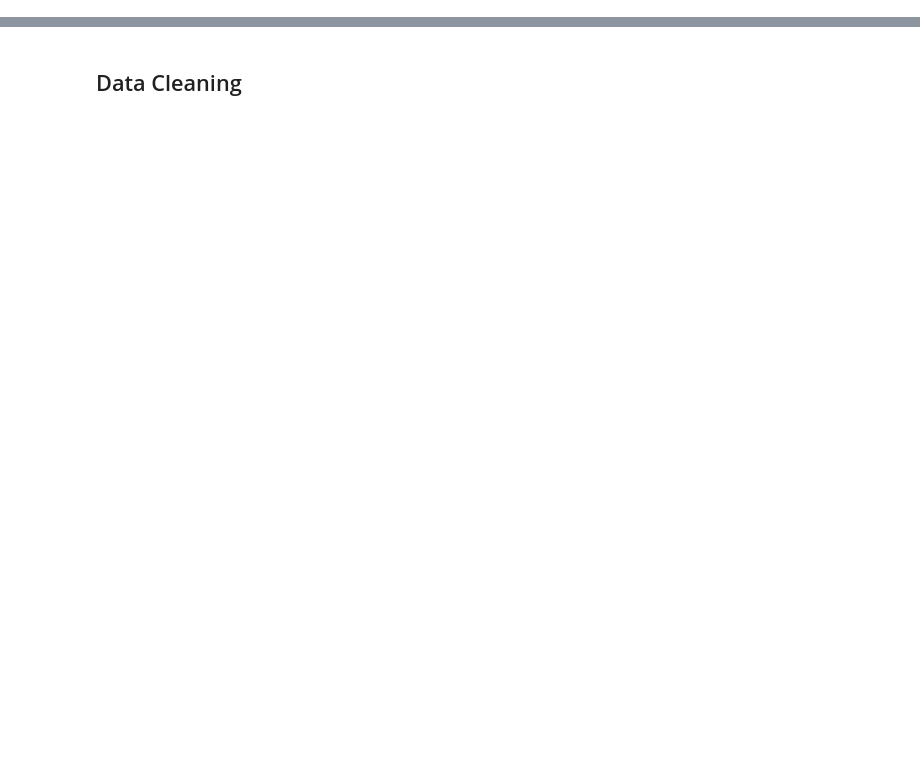
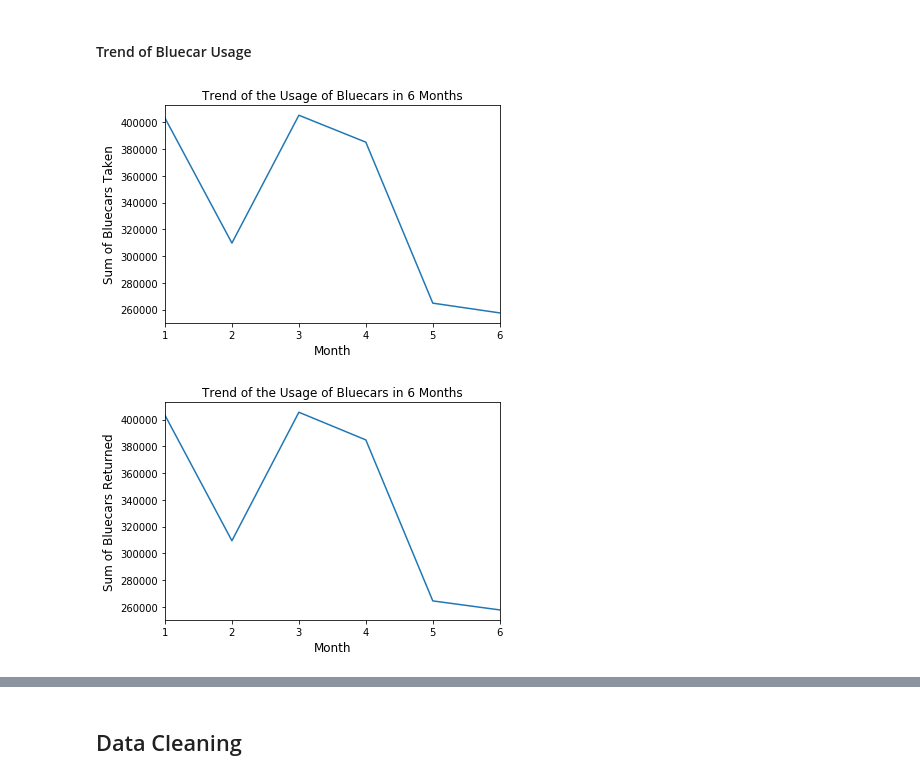
Before and after one commit to Linda-Agesa/French--Autolib-Car-Sharing-Service, a Jupyter notebook: Autolib_Car_Sharing_Service.ipynb, the cells around one changed output, grey strips where cells are left out. Cells and saved outputs as stored; diff of their text form; code cells hidden in the pictures; blank space fills up the shorter version.

```diff
--- a/Autolib_Car_Sharing_Service.ipynb
+++ b/Autolib_Car_Sharing_Service.ipynb
@@ -33,0 +522,27 @@ By use of the RFID, an invoice is charged to a subscriber's account on their usa
+# %% [markdown]
+#### Trend of Bluecar Usage
+# %%
+# First we create a new column for the month by slicing the date column
+# We will specify the new column as categorical datatype.
+#
+autolib_df['month'] = autolib_df.date.str.slice(0, 1).astype('category') # Creating the new column month
+# %%
+# We now plot a line graph showing the trend of the total usage of bluecars in each month.
+#
+autolib_df.groupby('month')['bluecars_taken_sum'].sum().plot()
+plt.xlabel('Month', fontsize = 12, color = 'black')
+plt.ylabel('Sum of Bluecars Taken', fontsize = 12, color = 'black')
+plt.title('Trend of the Usage of Bluecars in 6 Months')
+
+plt.show()
+print('\n')
+
+autolib_df.groupby('month')['bluecars_returned_sum'].sum().plot()
+plt.xlabel('Month', fontsize = 12, color = 'black')
+plt.ylabel('Sum of Bluecars Returned', fontsize = 12, color = 'black')
+plt.title('Trend of the Usage of Bluecars in 6 Months')
+
+plt.show()
+# %% [output]
+[figure, added]
+[figure, added]
```
Also changed, not shown: parts of 103 cells of this notebook.
